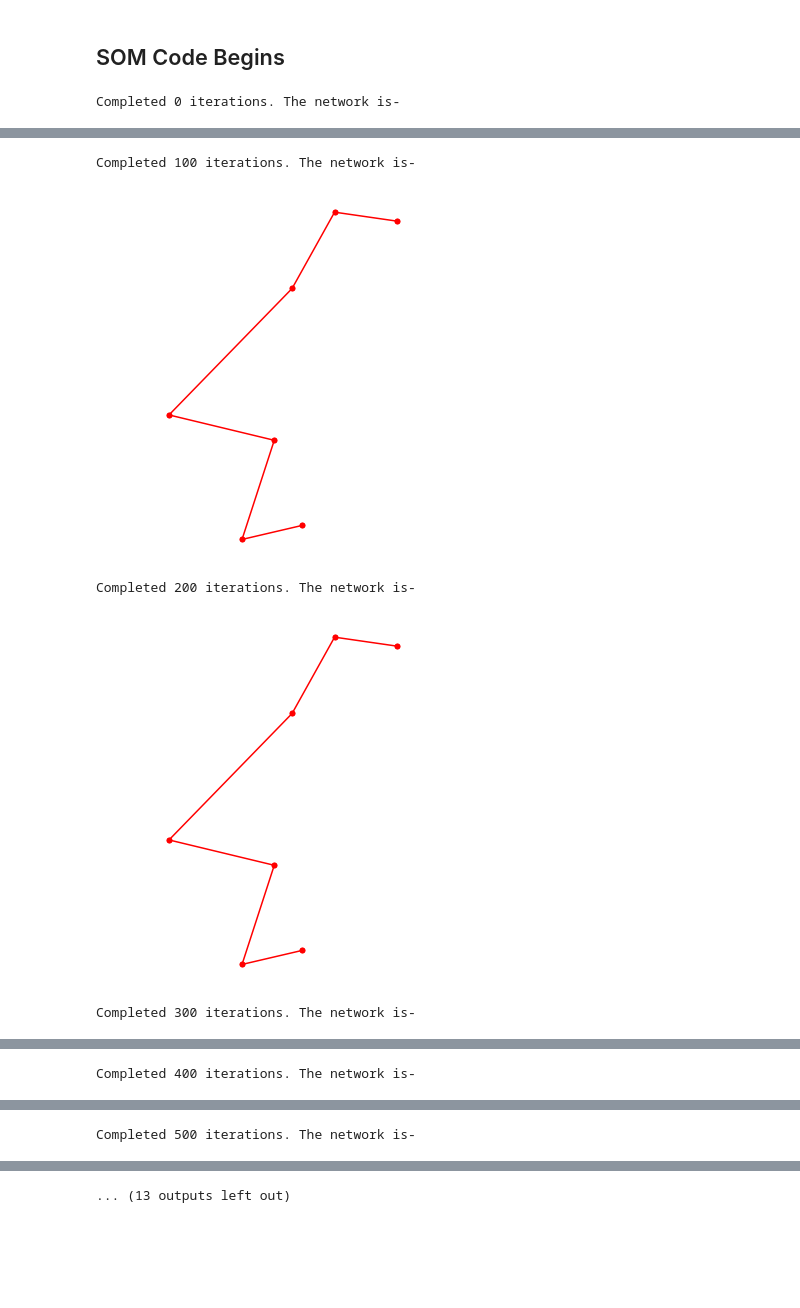
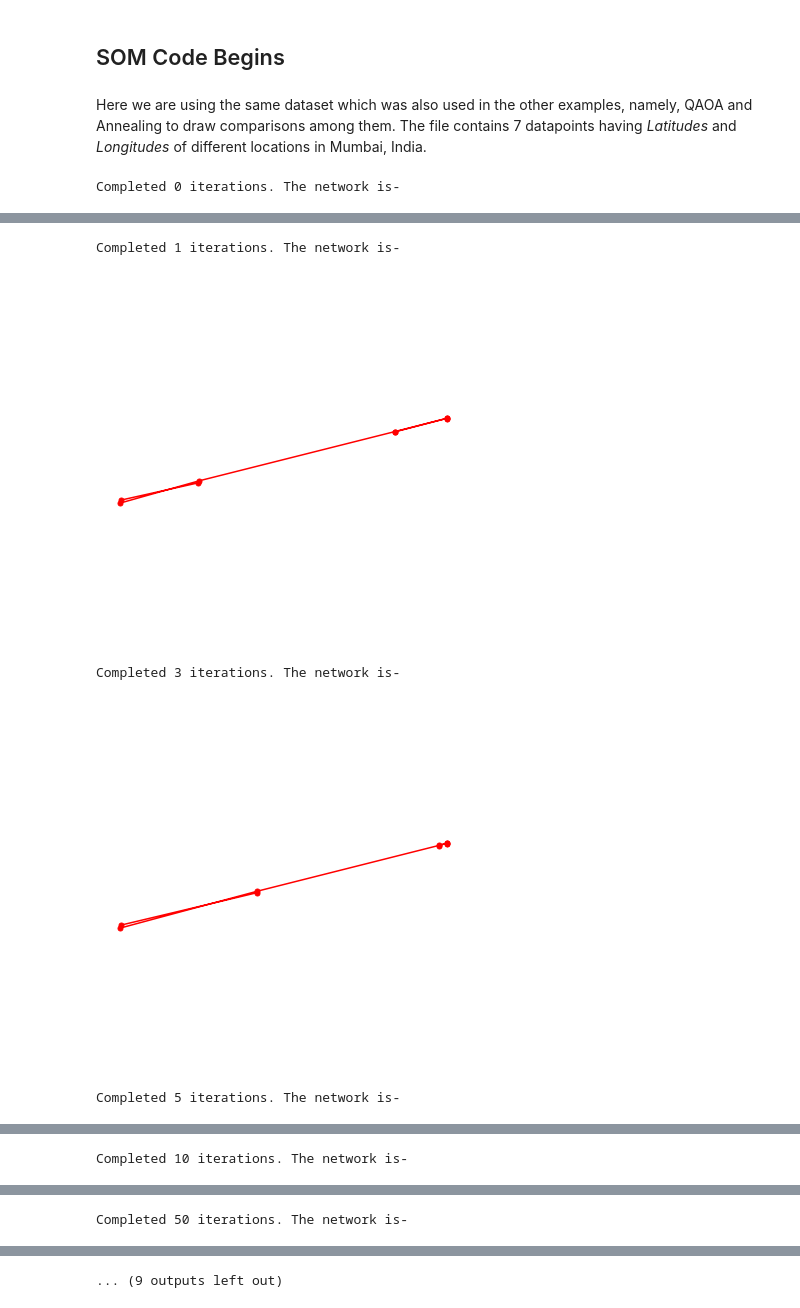
Before and after one commit to maheshwaripranav/QETCI-HackerEarth-Hackathon, a Jupyter notebook: TSP_SOM.ipynb, the cells around one changed output, grey strips where cells are left out. Drawn from its saved outputs; the diff is of its cells as text; code cells hidden in the pictures; blank space fills up the shorter version.

```diff
--- a/TSP_SOM.ipynb
+++ b/TSP_SOM.ipynb
@@ -80,6 +81,9 @@ def plot_route(cities, route, ax=None):
         return ax
 # %% [markdown]
 ## SOM Code Begins
+# %% [markdown]
+Here we are using the same dataset which was also used in the other examples, namely, QAOA and Annealing to draw comparisons among them.
+The file contains 7 datapoints having *Latitudes* and *Longitudes* of different locations in Mumbai, India.
 # %%
 f = open('Dataset/locations_mumbai.csv')
 cities = pd.read_csv(f)
@@ -97,36 +101,37 @@ for i in range(iterations):
     winner  = euclidean_distance(network, city.sample(1).values).argmin()
     gaussian= get_neighborhood(winner, int(radii), len(city))
     network+= gaussian[:, np.newaxis]*eta*(city - network)
     eta = eta*0.99997
     radii = radii*0.9997
 
     if radii < 0.1 or eta<0.001:
         print(f"Radius/Rate has decayed at {i} iterations. Can't computer further.")
         break
 
-    if i % 100 == 0:
+    A = [0, 1, 3, 5, 10, 50, 100, 500, 1000] # Chosen points to show how it is trained.
+    if i in A:
         print(f'Completed {i} iterations. The network is-')
         plot_network(cities, network)
         plt.show()
 else:
     print('Completed {} iterations. The final network is-'.format(iterations))
     plot_network(city, network)
     plt.show()
 
 city['winner'] = city.apply(lambda c: (euclidean_distance(network, c).argmin()), axis=1, raw=True)
 route = city.sort_values('winner').index
 print('Final Route is:')
 plot_route(cities, route)
 plt.show()
 
 cities = cities.reindex(route)
 distance = np.sum(euclidean_distance(cities, np.roll(cities, 1, axis=0)))
 print('Length of Route:', distance)
 # %% [output]
 Completed 0 iterations. The network is-
 [figure]
-Completed 100 iterations. The network is-
+Completed 1 iterations. The network is-
-[figure, old version]
+[figure, new version]
-Completed 200 iterations. The network is-
+Completed 3 iterations. The network is-
-[figure, old version]
+[figure, new version]
-Completed 300 iterations. The network is-
+Completed 5 iterations. The network is-
@@ -134 +139 @@ Completed 300 iterations. The network is-
-Completed 400 iterations. The network is-
+Completed 10 iterations. The network is-
@@ -136 +141 @@ Completed 400 iterations. The network is-
-Completed 500 iterations. The network is-
+Completed 50 iterations. The network is-
@@ -138 +143 @@ Completed 500 iterations. The network is-
-... (13 outputs left out)
+... (9 outputs left out)
```
Also changed, not shown: parts of 5 cells of this notebook.
